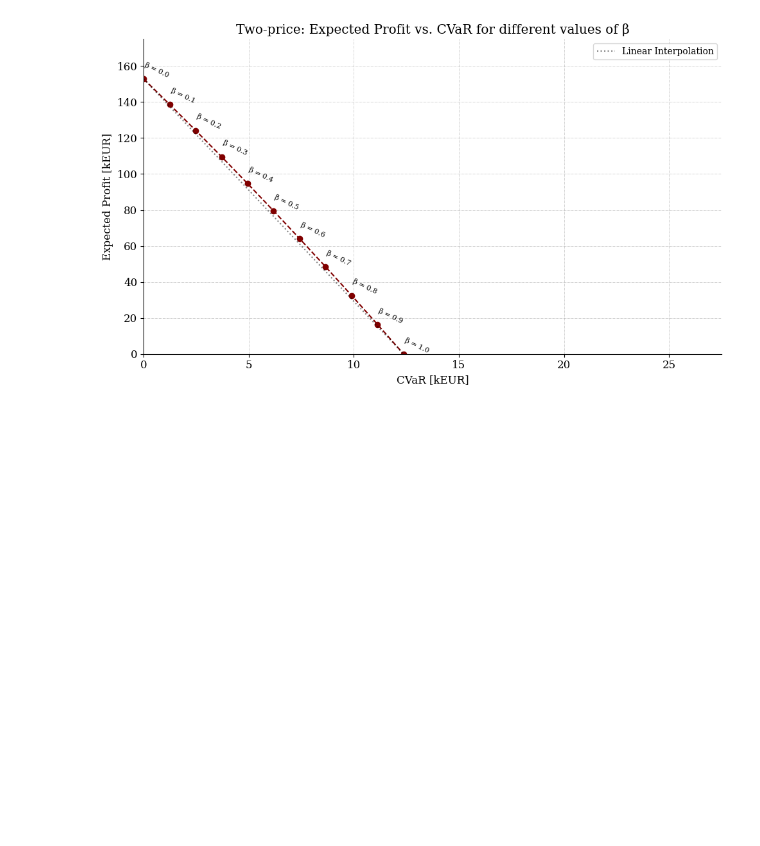
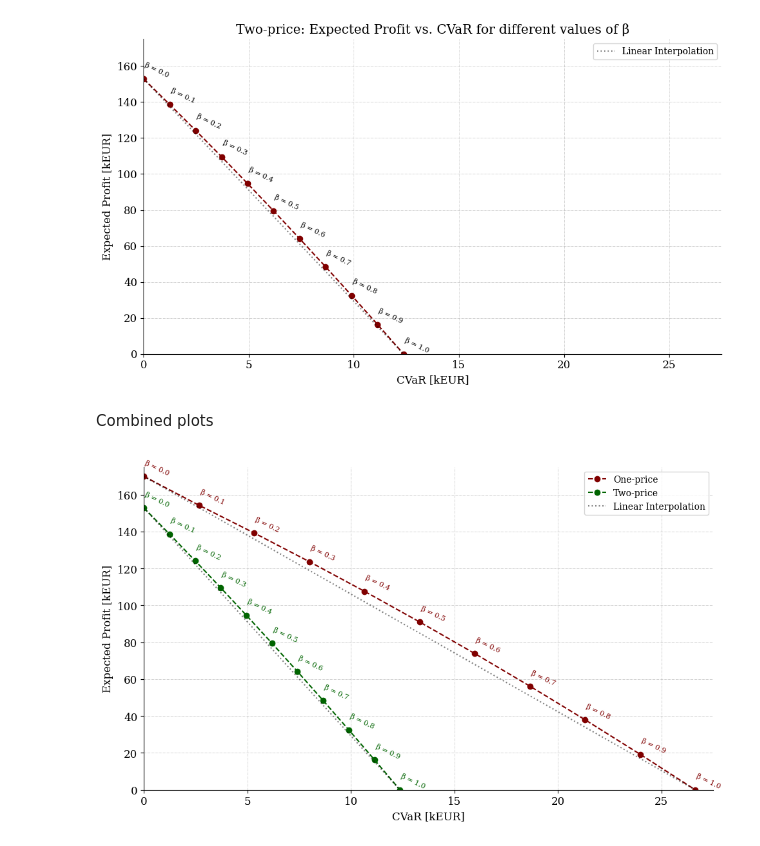
Before and after one commit to Hvid1999/46755, a Jupyter notebook: Assignment 2/task_1c.ipynb, the cells around one changed output. Drawn from its saved outputs; the diff is of its cells as text; code cells hidden in the pictures; blank space fills up the shorter version.

Commit message:
1c: created a single plot for both price schemes

```diff
--- a/Assignment 2/task_1c.ipynb
+++ b/Assignment 2/task_1c.ipynb
@@ -451,3 +451,53 @@ plt.savefig('Figures/Two-price_Expected_Profit_vs_CVaR.png', dpi=300)
 plt.show()
 # %% [output]
 [figure]
+# %% [markdown]
+Combined plots
+# %%
+plt.figure(figsize=(10, 6))
+
+expected_values_op = []
+expected_values_tp = []
+cvars_op = []
+cvars_tp = []
+
+for beta in betas:
+    expected_values_tp.append(results_per_beta_tp[beta]['Adjusted Expected Profit'])
+    cvars_tp.append(results_per_beta_tp[beta]['CVaR'])
+    expected_values_op.append(results_per_beta_op[beta]['Adjusted Expected Profit'])
+    cvars_op.append(results_per_beta_op[beta]['CVaR'])
+
+plt.plot(np.array(cvars_op) / 1e3, np.array(expected_values_op) / 1e3, linestyle='--', marker='o', color='maroon', label='One-price')
+
+plt.plot(np.array(cvars_tp) / 1e3, np.array(expected_values_tp) / 1e3, linestyle='--', marker='o', color='darkgreen', label='Two-price')
+
+#add text next to each marker specifying the value of beta
+for k in range(len(betas)):
+    plt.text(cvars_op[k] / 1e3, expected_values_op[k] / 1e3, '\u03B2 = %.1f' % betas[k], fontsize=8,
+             verticalalignment='bottom', horizontalalignment='left', rotation=-25, color = 'maroon')
+    plt.text(cvars_tp[k] / 1e3, expected_values_tp[k] / 1e3, '\u03B2 = %.1f' % betas[k], fontsize=8,
+             verticalalignment='bottom', horizontalalignment='left', rotation=-25, color = 'darkgreen')
+
+#Check that line is not linear
+checkline1_op = np.linspace(expected_values_op[0], expected_values_op[-1], 10) / 1e3
+checkline2_op = np.linspace(cvars_op[0], cvars_op[-1], 10) / 1e3
+checkline1_tp = np.linspace(expected_values_tp[0], expected_values_tp[-1], 10) / 1e3
+checkline2_tp = np.linspace(cvars_tp[0], cvars_tp[-1], 10) / 1e3
+
+plt.plot(checkline2_op, checkline1_op, linestyle=':', color='black', label='Linear Interpolation', alpha=0.5)
+plt.plot(checkline2_tp, checkline1_tp, linestyle=':', color='black', alpha=0.5)
+plt.ylim(0, 175)
+plt.xlim(0, 27.5)
+
+#plt.title('Expected Profit vs. CVaR for different values of \u03B2')
+plt.xlabel('CVaR [kEUR]')
+plt.ylabel('Expected Profit [kEUR]')
+plt.grid(True)
+plt.legend(fontsize=10)
+
+plt.tight_layout()
+
+plt.savefig('Figures/BOTH_Expected_Profit_vs_CVaR.png', dpi=300)
+plt.show()
+# %% [output]
+[figure, added]
```
Also changed, not shown: 1 other file.
